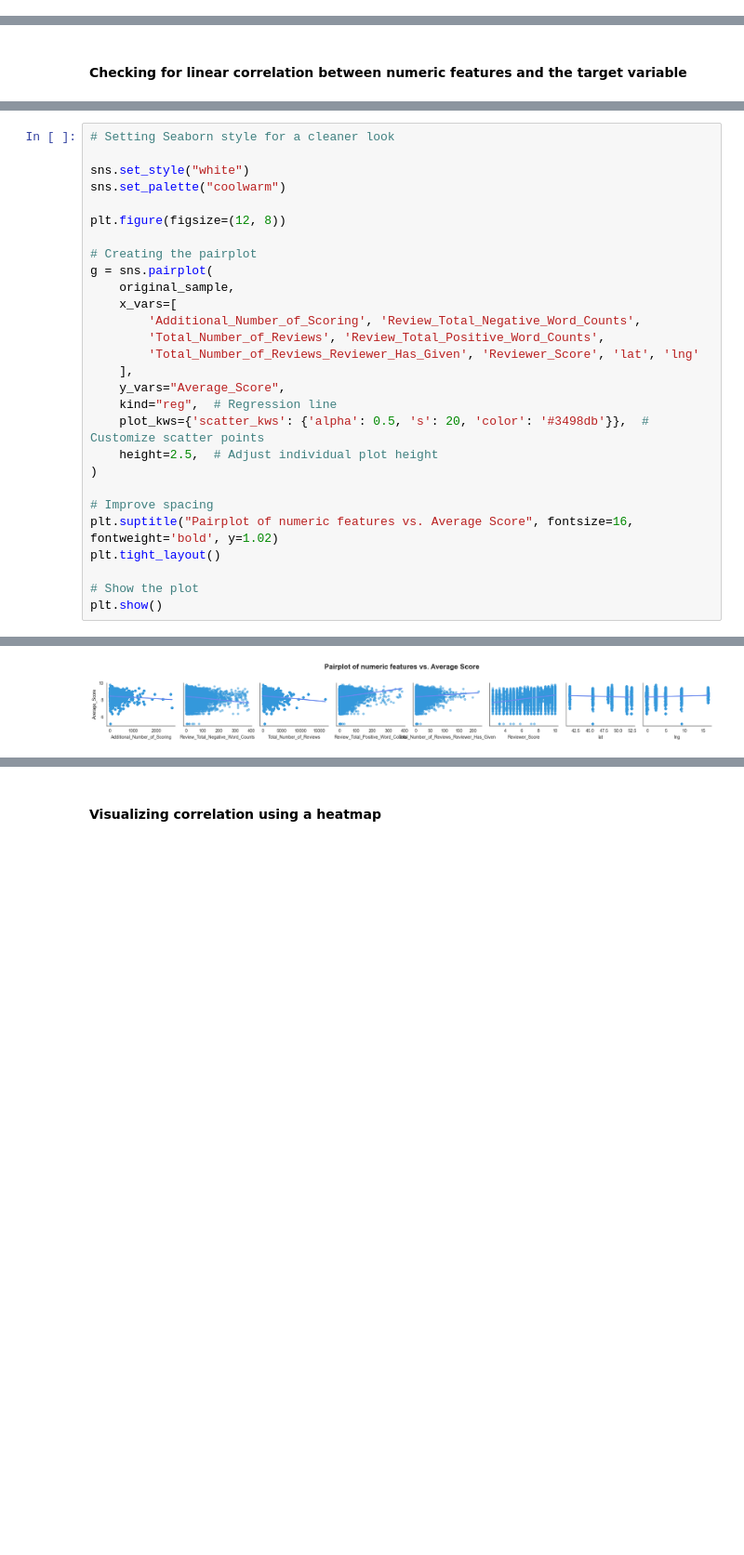
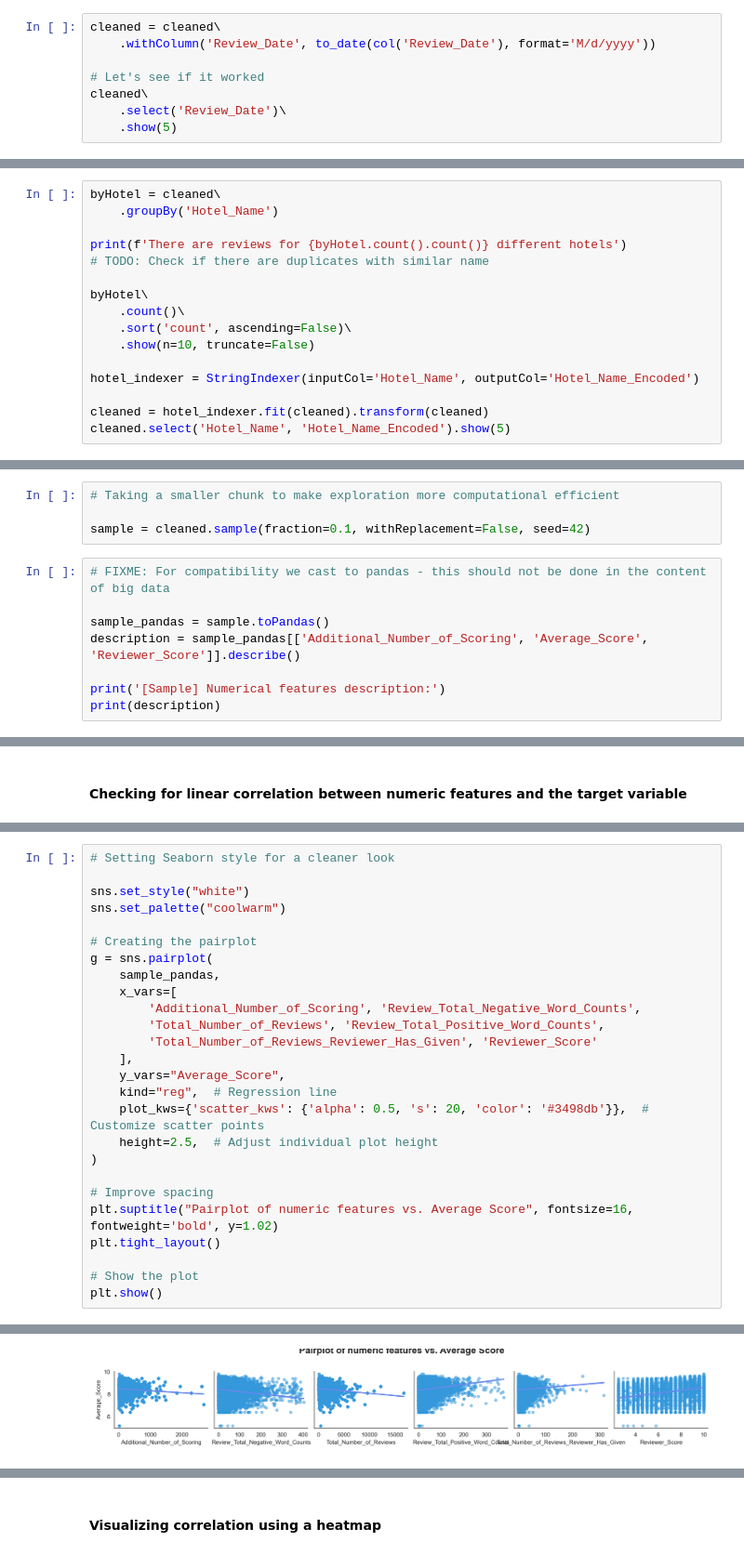
Before and after one commit to i-demetriou/dsc511-group-project, a Jupyter notebook: dsc511.project.mtsilidou.anikodimou.idemetriou.ipynb, the cells around one changed output, grey strips where cells are left out. Shown at 93% size. Saved outputs shown, nothing was run; the diff lists cells and outputs as text; blank space fills up the shorter version.

```diff
--- a/dsc511.project.mtsilidou.anikodimou.idemetriou.ipynb
+++ b/dsc511.project.mtsilidou.anikodimou.idemetriou.ipynb
@@ -165,0 +218,8 @@ dtype: bool
+# %%
+cleaned = cleaned\
+    .withColumn('Review_Date', to_date(col('Review_Date'), format='M/d/yyyy'))
+
+# Let's see if it worked
+cleaned\
+    .select('Review_Date')\
+    .show(5)
@@ -165,0 +342,16 @@ dtype: bool
+# %%
+byHotel = cleaned\
+    .groupBy('Hotel_Name')
+
+print(f'There are reviews for {byHotel.count().count()} different hotels')
+# TODO: Check if there are duplicates with similar name
+
+byHotel\
+    .count()\
+    .sort('count', ascending=False)\
+    .show(n=10, truncate=False)
+
+hotel_indexer = StringIndexer(inputCol='Hotel_Name', outputCol='Hotel_Name_Encoded')
+
+cleaned = hotel_indexer.fit(cleaned).transform(cleaned)
+cleaned.select('Hotel_Name', 'Hotel_Name_Encoded').show(5)
@@ -165,0 +386,12 @@ dtype: bool
+# %%
+# Taking a smaller chunk to make exploration more computational efficient
+
+sample = cleaned.sample(fraction=0.1, withReplacement=False, seed=42)
+# %%
+# FIXME: For compatibility we cast to pandas - this should not be done in the content of big data
+
+sample_pandas = sample.toPandas()
+description = sample_pandas[['Additional_Number_of_Scoring', 'Average_Score', 'Reviewer_Score']].describe()
+
+print('[Sample] Numerical features description:')
+print(description)
@@ -219,15 +451,13 @@ Successfully installed seaborn-0.13.2
 sns.set_style("white")
 sns.set_palette("coolwarm")
 
-plt.figure(figsize=(12, 8))
-
 # Creating the pairplot
 g = sns.pairplot(
-    original_sample,
+    sample_pandas,
     x_vars=[
         'Additional_Number_of_Scoring', 'Review_Total_Negative_Word_Counts',
         'Total_Number_of_Reviews', 'Review_Total_Positive_Word_Counts',
-        'Total_Number_of_Reviews_Reviewer_Has_Given', 'Reviewer_Score', 'lat', 'lng'
+        'Total_Number_of_Reviews_Reviewer_Has_Given', 'Reviewer_Score'
     ],
     y_vars="Average_Score",
     kind="reg",  # Regression line
@@ -246 +475 @@ plt.show()
-[figure, old version]
+[figure, new version]
```
Also changed, not shown: parts of 60 cells of this notebook, 4 other files.
